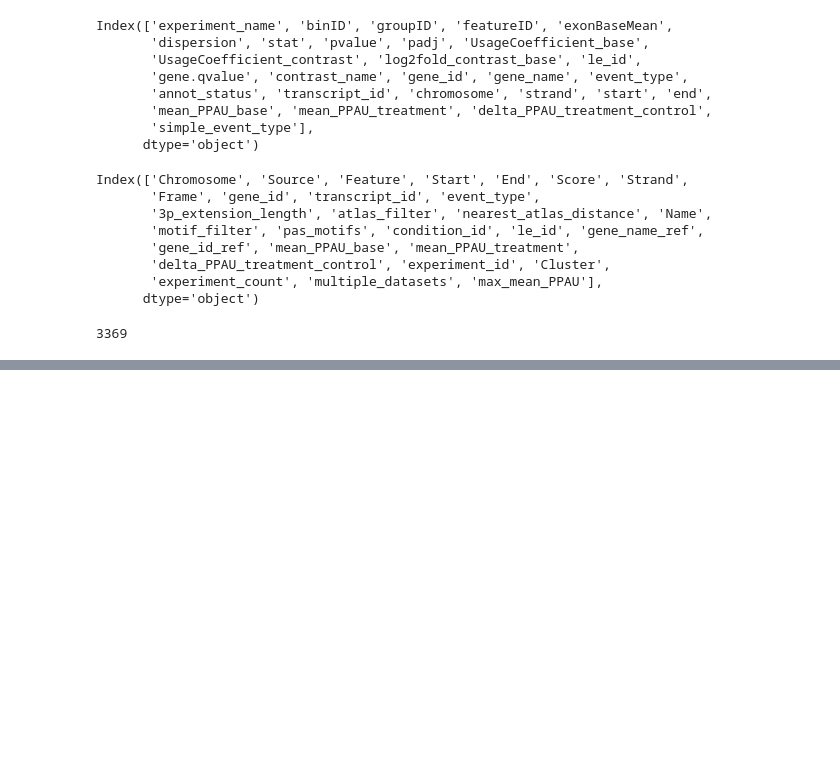
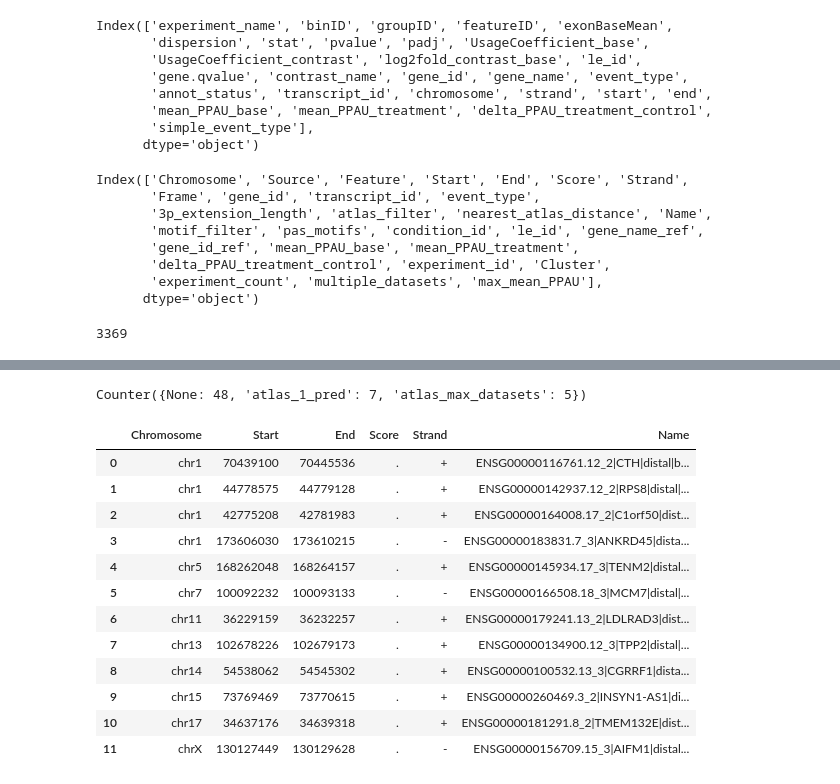
Before and after one commit to frattalab/tdp43-apa, a Jupyter notebook: motifs/notebooks/define_iclip_regions_d3utr.ipynb, the cells around one changed output, grey strips where cells are left out. Saved outputs shown, nothing was run; the diff lists cells and outputs as text; code cells hidden in the pictures; blank space fills up the shorter version.

```diff
--- a/motifs/notebooks/define_iclip_regions_d3utr.ipynb
+++ b/motifs/notebooks/define_iclip_regions_d3utr.ipynb
@@ -545,0 +355,23 @@ utr3_out_bed
+# %%
+# how many le_ids have distinct coordinates? which collapsing category do they belong to?
+from collections import Counter
+Counter([k if le_id.split("|")[0] in v else None for le_id in utr3_out_bed.drop_duplicate_positions().as_df()["Name"].value_counts().loc[lambda x: x > 1].index for k,v in rep_choices_d3utr.items()])
+# %% [output]
+Counter({None: 48, 'atlas_1_pred': 7, 'atlas_max_datasets': 5})
+# %%
+# all these events appear to be equidistant from nearest atlas site. In this case pick the most distal as representative (already have function)
+select_rep_prox_site(utr3_out_bed, id_col="Name").subset(lambda df: df.Name.isin(utr3_out_bed.drop_duplicate_positions().as_df()["Name"].value_counts().loc[lambda x: x > 1].index))
+# %% [output]
+|  | Chromosome | Start | End | Score | Strand | Name |
+| 0 | chr1 | 70439100 | 70445536 | . | + | ENSG00000116761.12_2|CTH|distal|b... |
+| 1 | chr1 | 44778575 | 44779128 | . | + | ENSG00000142937.12_2|RPS8|distal|... |
+| 2 | chr1 | 42775208 | 42781983 | . | + | ENSG00000164008.17_2|C1orf50|dist... |
+| 3 | chr1 | 173606030 | 173610215 | . | - | ENSG00000183831.7_3|ANKRD45|dista... |
+| 4 | chr5 | 168262048 | 168264157 | . | + | ENSG00000145934.17_3|TENM2|distal... |
+| 5 | chr7 | 100092232 | 100093133 | . | - | ENSG00000166508.18_3|MCM7|distal|... |
+| 6 | chr11 | 36229159 | 36232257 | . | + | ENSG00000179241.13_2|LDLRAD3|dist... |
+| 7 | chr13 | 102678226 | 102679173 | . | + | ENSG00000134900.12_3|TPP2|distal|... |
+| 8 | chr14 | 54538062 | 54545302 | . | + | ENSG00000100532.13_3|CGRRF1|dista... |
+| 9 | chr15 | 73769469 | 73770615 | . | + | ENSG00000260469.3_2|INSYN1-AS1|di... |
+| 10 | chr17 | 34637176 | 34639318 | . | + | ENSG00000181291.8_2|TMEM132E|dist... |
+| 11 | chrX | 130127449 | 130129628 | . | - | ENSG00000156709.15_3|AIFM1|distal... |
```
Also changed, not shown: parts of 29 cells of this notebook.
